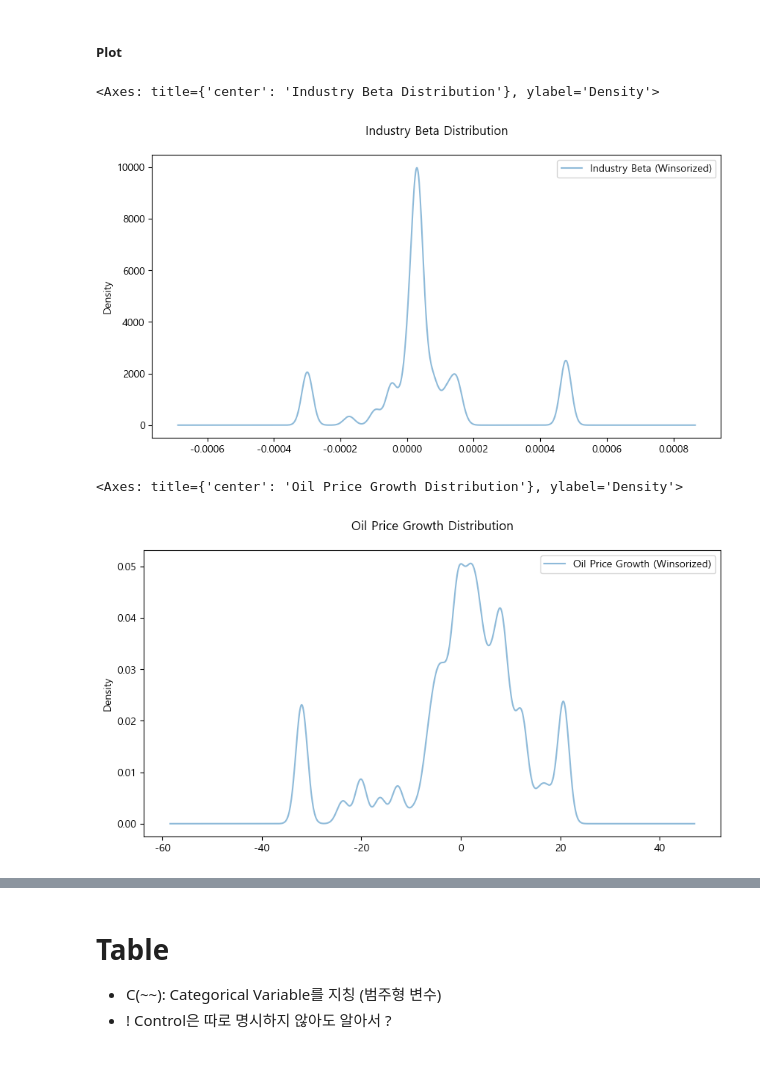
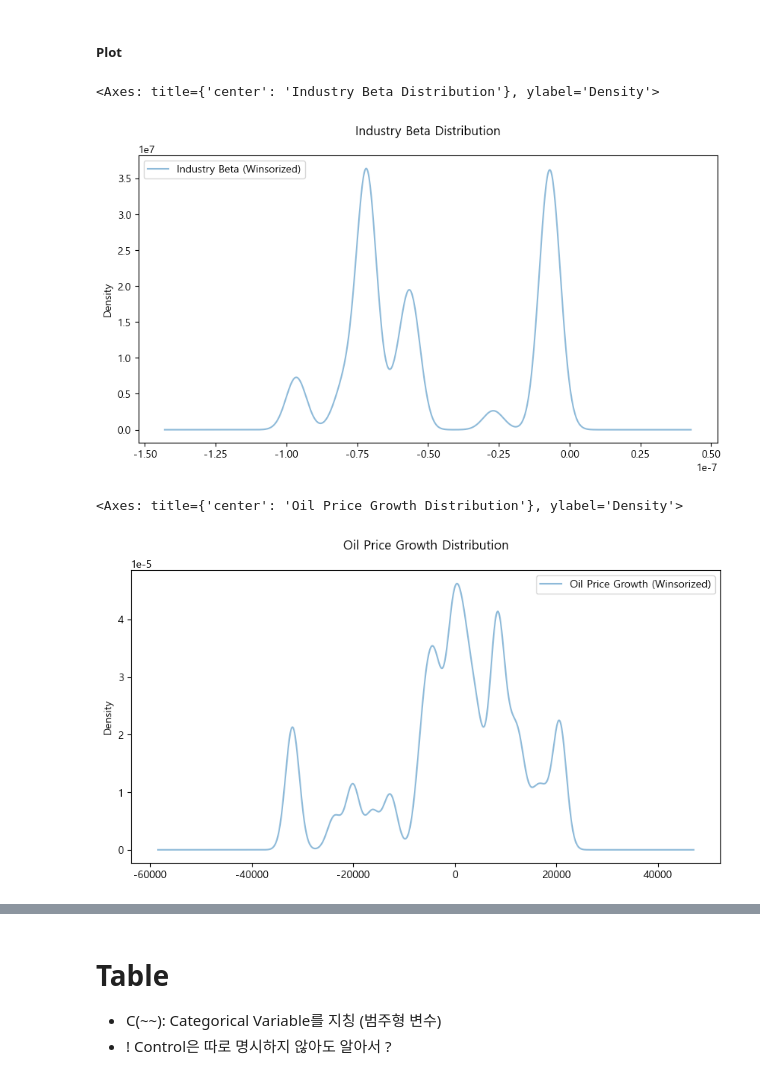
Before and after one commit to lazybuttrying/finance, a Jupyter notebook: corporate-finance/replicate/The_Working_Capital_Credit_Multiplier/2-1. table - multiple - FF - 0910.ipynb, the cells around one changed output, grey strips where cells are left out. Drawn from its saved outputs; the diff is of its cells as text; code cells hidden in the pictures.

```diff
--- a/corporate-finance/replicate/The_Working_Capital_Credit_Multiplier/2-1. table - multiple - FF - 0910.ipynb
+++ b/corporate-finance/replicate/The_Working_Capital_Credit_Multiplier/2-1. table - multiple - FF - 0910.ipynb
@@ -23,7 +23,8 @@ plt.rcParams['axes.titlepad'] = 20
 
 # ind_code_s에서 7분
 # ind_code_d에서 74분
-ind_code_class = "ind_code_s"
+# ind_code_class = "ind_code_s"
+ind_code_class = "FF"
 # %%
 ff49 = pd.read_excel("./rawdata/FF49industries.xlsx")
 # %%
@@ -135,6 +146,7 @@ def calculate_firm_beta(data, firm_col, independent_col, dependent_col):
 # %%
 pd.set_option('display.float_format', lambda x: '%.12f' % x)
 
+df["oil_price_growth"] = df["oil_price_growth"] * 1000
 result = calculate_firm_beta(
     df[condition],
     firm_col="firmcode",
@@ -199,17 +211,17 @@ df["beta_ind"].isna().sum()
 # %%
 from scipy.stats.mstats import winsorize
 
 filtered_data = df.loc[~df["delta_cashflow"].isna(), "beta_ind"]
-winsorized_data = winsorize(filtered_data, limits=[0.05, 0.05])
+winsorized_data = winsorize(filtered_data, limits=[0.01, 0.01])
 
 
 pd.Series(winsorized_data).plot(
     kind="kde", alpha=0.5, figsize=(10, 5),
     label="Industry Beta (Winsorized)", legend=True, title="Industry Beta Distribution",
 )
 # %% [output]
 <Axes: title={'center': 'Industry Beta Distribution'}, ylabel='Density'>
-[figure, old version]
+[figure, new version]
 # %%
 filtered_data = df.loc[~df["delta_cashflow"].isna(), "oil_price_growth"]
 winsorized_data = winsorize(filtered_data, limits=[0.05, 0.05])
@@ -221,7 +233,7 @@ pd.Series(winsorized_data).plot(
 )
 # %% [output]
 <Axes: title={'center': 'Oil Price Growth Distribution'}, ylabel='Density'>
-[figure, old version]
+[figure, new version]
 # %%
 filtered_data = df.loc[~df["delta_cashflow"].isna(), "ind_shock"]
 winsorized_data = winsorize(filtered_data, limits=[0.05, 0.05])
```
Also changed, not shown: parts of 75 cells of this notebook.
